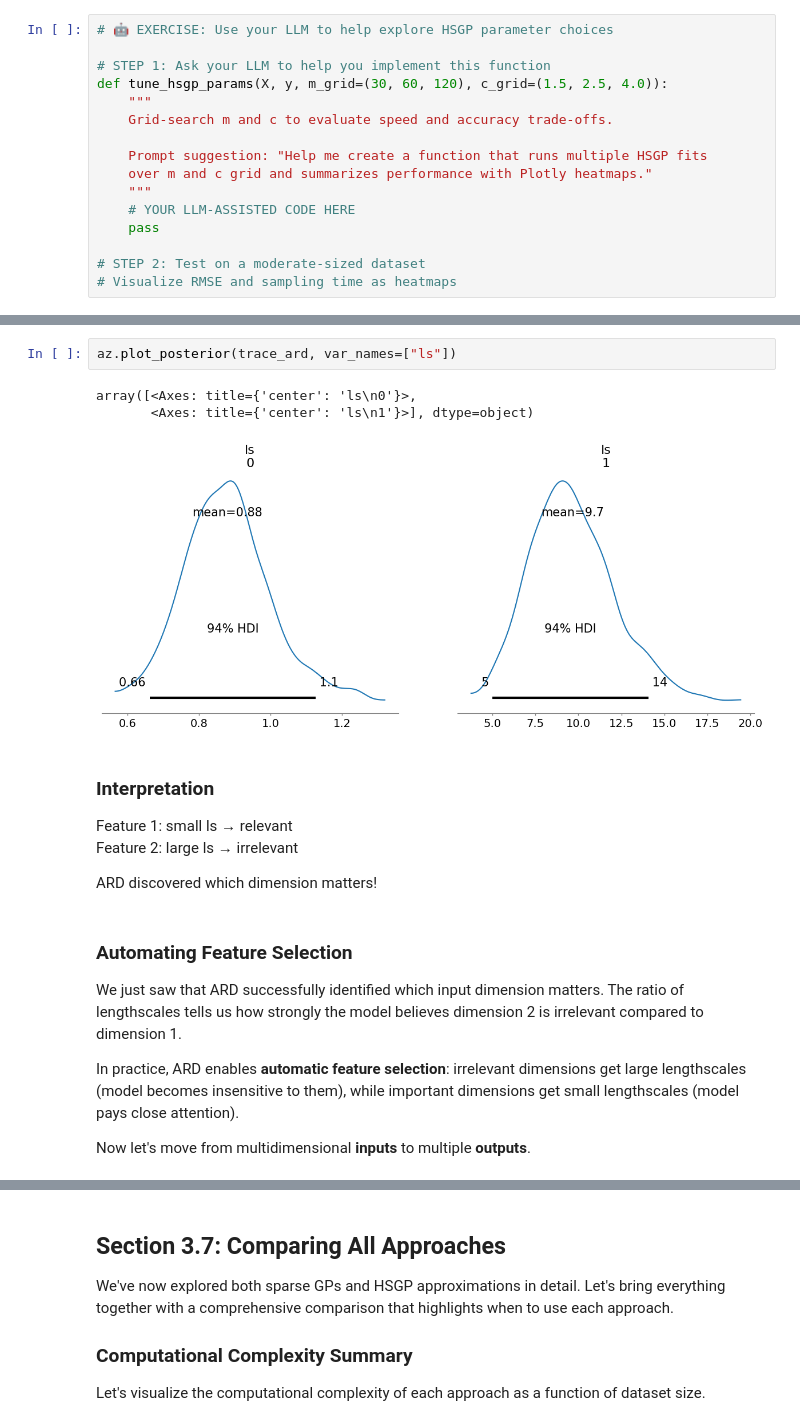
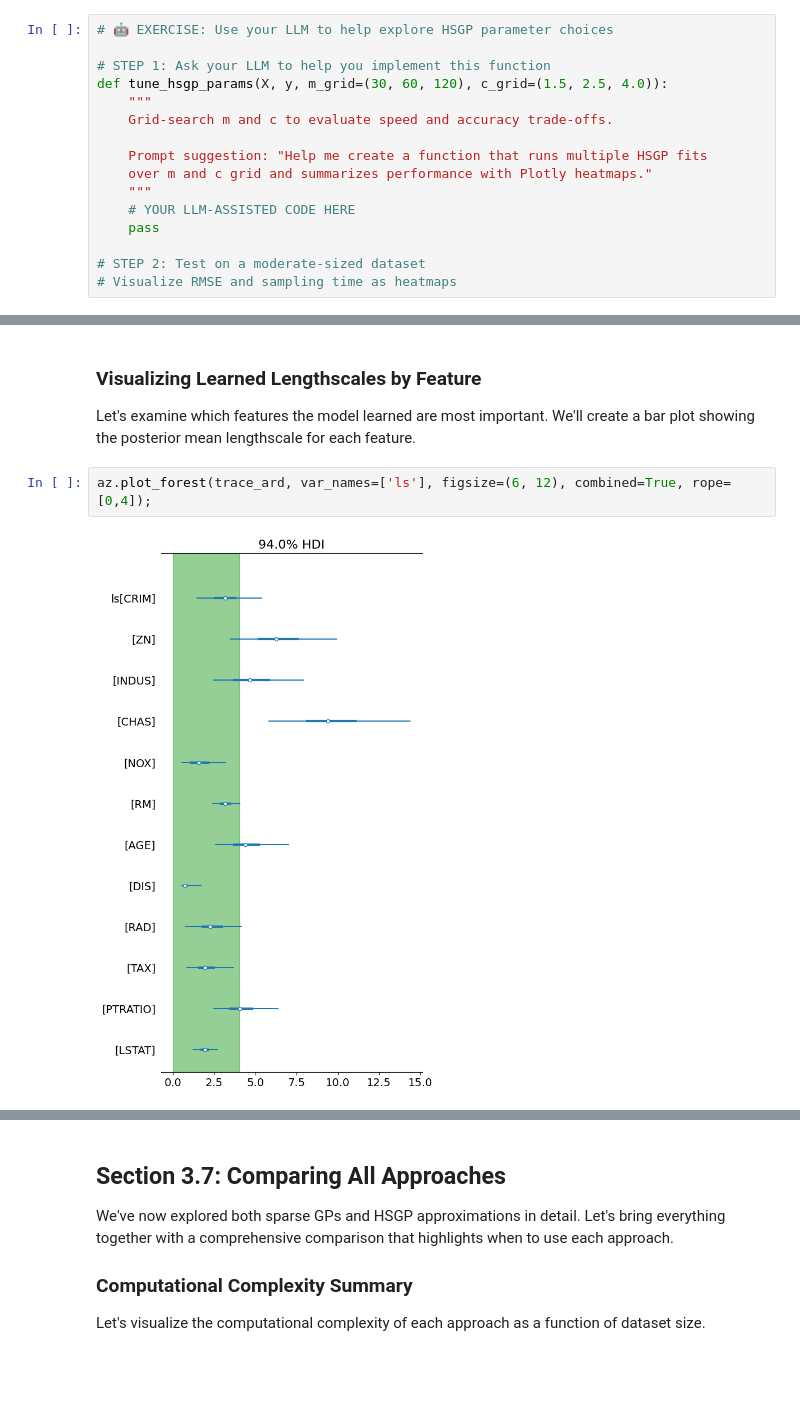
Before and after one commit to fonnesbeck/instats_gp, a Jupyter notebook: sessions/Session_3.ipynb, the cells around one changed output, grey strips where cells are left out. Saved outputs shown, nothing was run; the diff lists cells and outputs as text; blank space fills up the shorter version.

```diff
--- a/sessions/Session_3.ipynb
+++ b/sessions/Session_3.ipynb
@@ -1269,21 +1330,8 @@ Estimated Time to Completion: now
-# %%
-az.plot_posterior(trace_ard, var_names=["ls"])
-# %% [output]
-array([<Axes: title={'center': 'ls\n0'}>,
-       <Axes: title={'center': 'ls\n1'}>], dtype=object)
-[figure, removed]
-# %% [markdown]
-### Interpretation
-
-Feature 1: small ls → relevant
-Feature 2: large ls → irrelevant
-
-ARD discovered which dimension matters!
-# %% [markdown]
-### Automating Feature Selection
-
-We just saw that ARD successfully identified which input dimension matters. The ratio of lengthscales tells us how strongly the model believes dimension 2 is irrelevant compared to dimension 1.
-
-In practice, ARD enables **automatic feature selection**: irrelevant dimensions get large lengthscales (model becomes insensitive to them), while important dimensions get small lengthscales (model pays close attention).
-
-Now let's move from multidimensional **inputs** to multiple **outputs**.
+# %% [markdown]
+### Visualizing Learned Lengthscales by Feature
+
+Let's examine which features the model learned are most important. We'll create a bar plot showing the posterior mean lengthscale for each feature.
+# %%
+az.plot_forest(trace_ard, var_names=['ls'], figsize=(6, 12), combined=True, rope=[0,4]);
+# %% [output]
+[figure, added]
```
Also changed, not shown: parts of 12 cells of this notebook.
